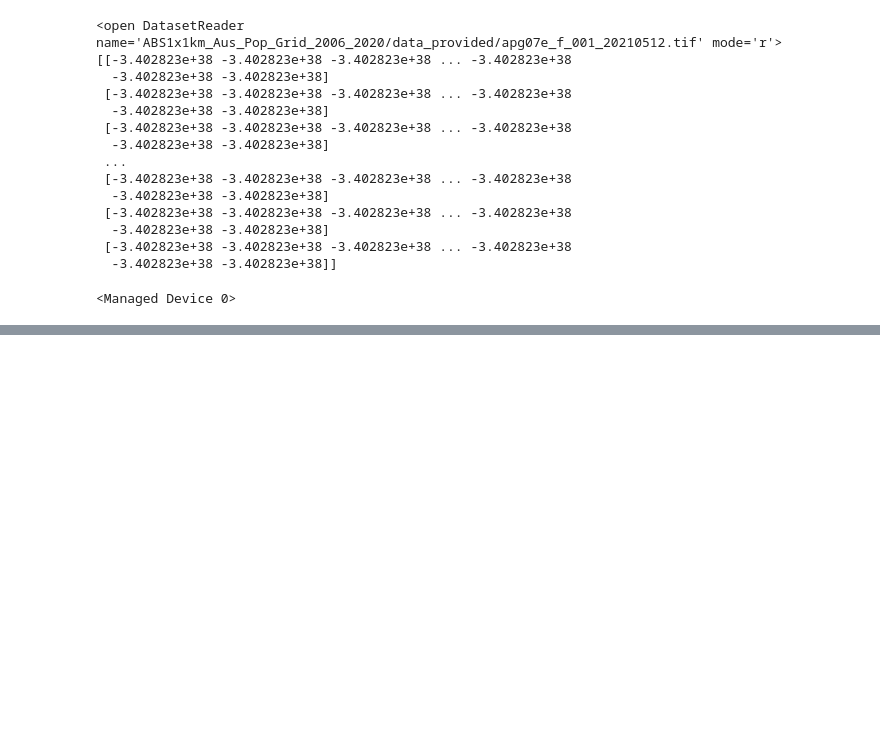
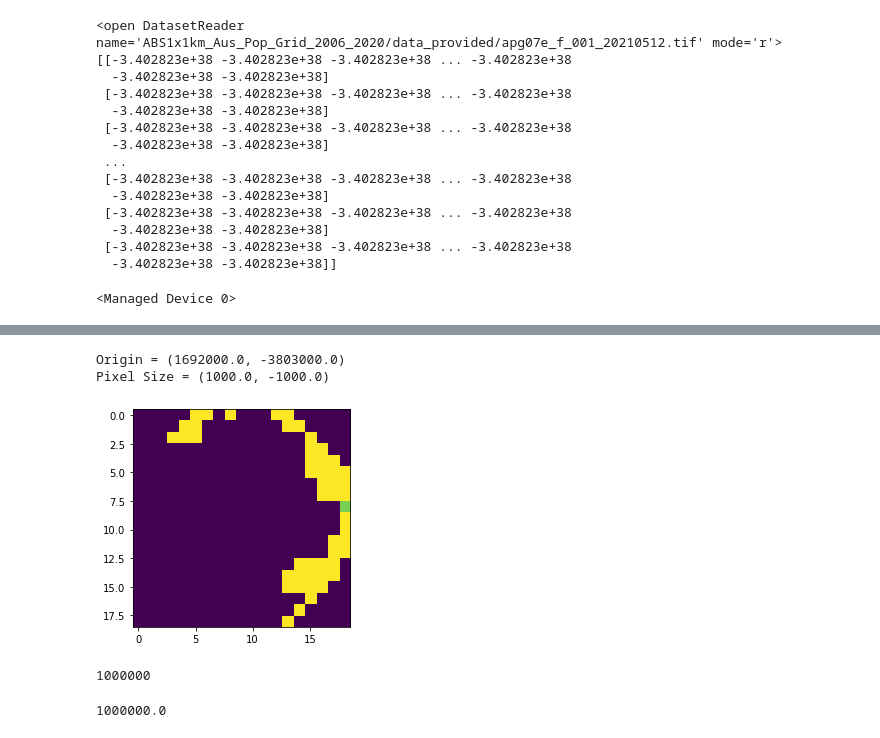
Before and after one commit to cardat/air-health-gis-tools, a Jupyter notebook: exploration.ipynb, the cells around one changed output, grey strips where cells are left out. Saved outputs shown, nothing was run; the diff lists cells and outputs as text; code cells hidden in the pictures; blank space fills up the shorter version.

```diff
--- a/exploration.ipynb
+++ b/exploration.ipynb
@@ -662,0 +672,27 @@ coregRaster(ind[0],ind[1],array_gdal,b)
+# %%
+folder1=""
+tiffile1="buffed.tif"
+
+gdal_data1 = gdal.Open(folder1+tiffile1)
+
+gdal_band1 = gdal_data1.GetRasterBand(1)
+nodataval1 = gdal_band1.GetNoDataValue()
+array_gdal1 = gdal_data1.ReadAsArray().astype(np.float)
+gt1 = gdal_data1.GetGeoTransform()
+
+plt.imshow(array_gdal1,vmin=0,vmax=1)
+
+print("Origin = ({}, {})".format(gt1[0], gt1[3]))
+print("Pixel Size = ({}, {})".format(gt1[1], gt1[5]))
+# %% [output]
+Origin = (1692000.0, -3803000.0)
+Pixel Size = (1000.0, -1000.0)
+[figure, added]
+# %%
+1*1000*1000
+# %% [output]
+1000000
+# %%
+1e6
+# %% [output]
+1000000.0
```
Also changed, not shown: parts of 56 cells of this notebook, 2 other files.
